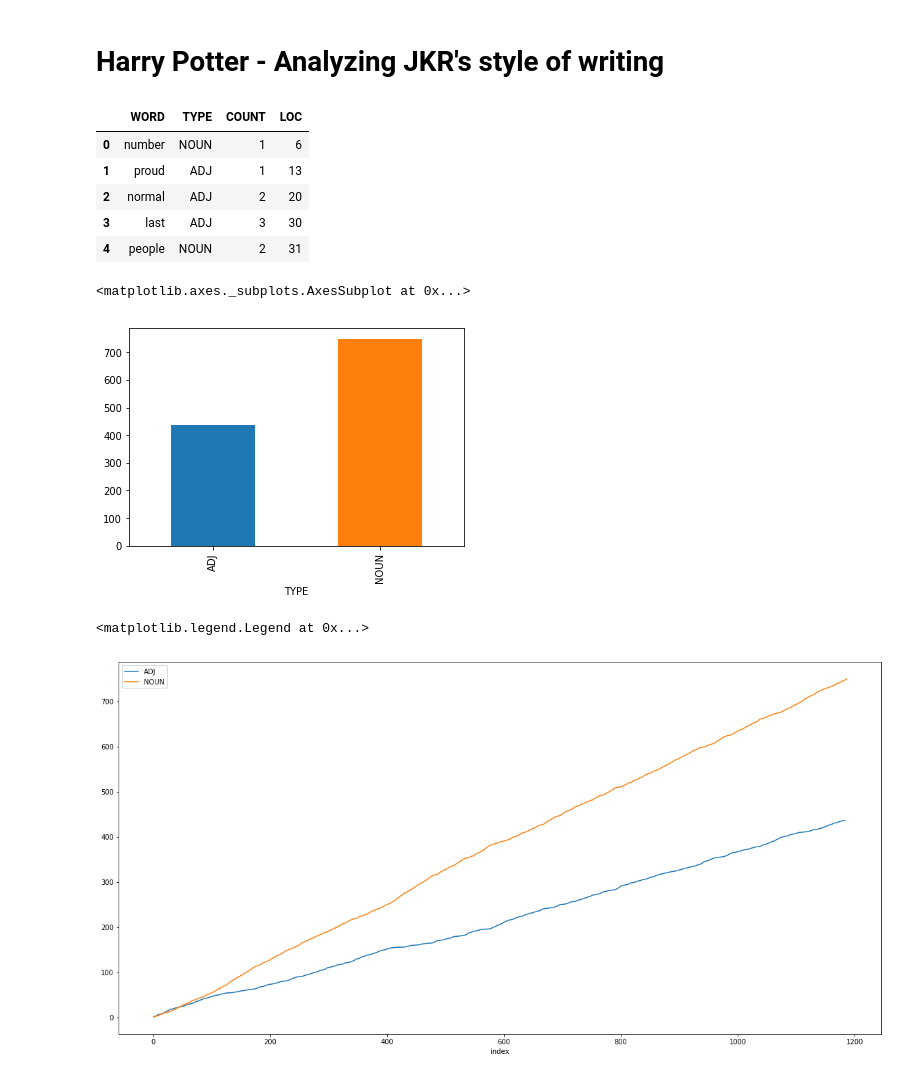
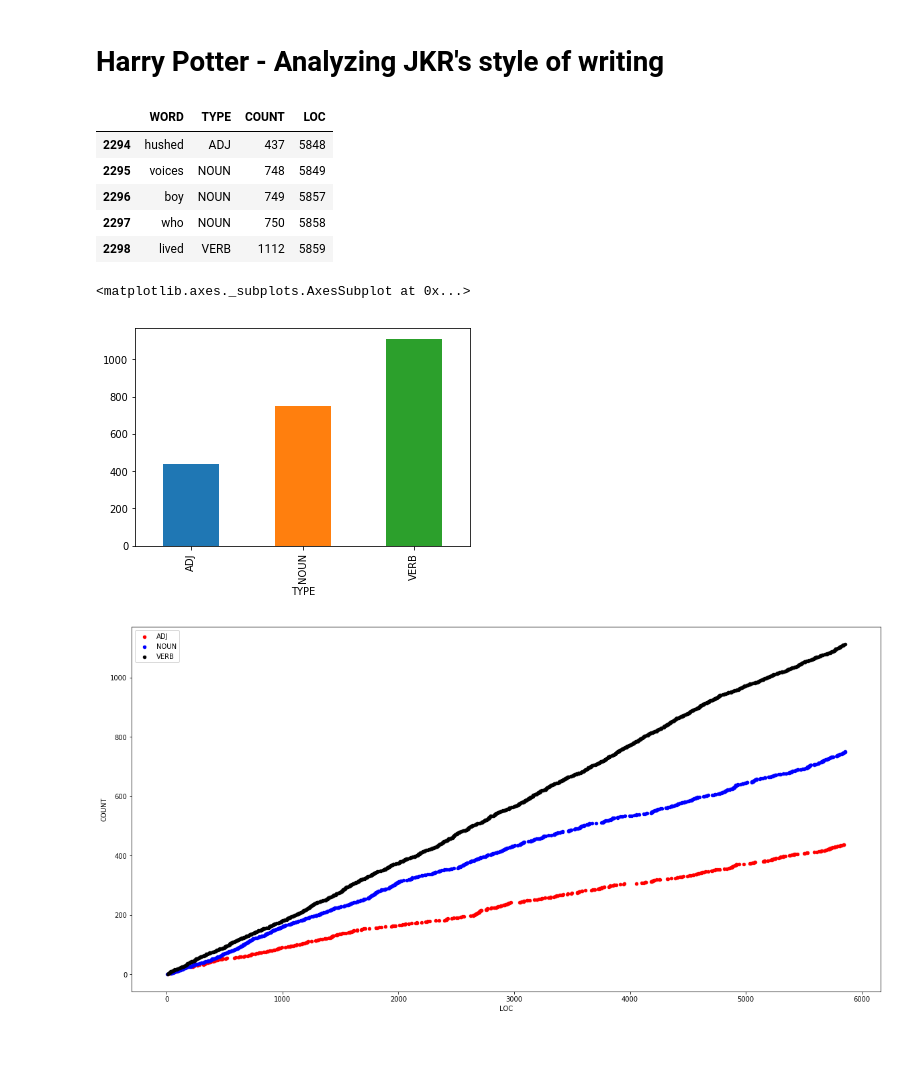
Before and after one commit to RafaelBroseghini/Data-Analysis-Visualizations-ML, a Jupyter notebook: NLP/00-NLP.ipynb, the cells around one changed output. Saved outputs shown, nothing was run; the diff lists cells and outputs as text; code cells hidden in the pictures; blank space fills up the shorter version.

Commit message:
verbs, nouns, adjectives

```diff
--- a/NLP/00-NLP.ipynb
+++ b/NLP/00-NLP.ipynb
@@ -323,6 +341,7 @@ source = nlp(source)
 # %%
 nouns = 0
 adjs = 0
+verbs = 0
 for word in range(len(source)):
     if source[word].pos_ == "NOUN":
         nouns += 1
@@ -336,26 +355,39 @@ for word in range(len(source)):
         info["TYPE"].append("ADJ")
         info["COUNT"].append(adjs)
         info["LOC"].append(word)
+    elif source[word].pos_ == "VERB":
+        verbs += 1
+        info["WORD"].append(source[word])
+        info["TYPE"].append("VERB")
+        info["COUNT"].append(verbs)
+        info["LOC"].append(word)
 # %%
 df = pd.DataFrame(data=info)
 # %%
-df.head()
+df.tail()
 # %% [output]
 |  | WORD | TYPE | COUNT | LOC |
-| 0 | number | NOUN | 1 | 6 |
-| 1 | proud | ADJ | 1 | 13 |
-| 2 | normal | ADJ | 2 | 20 |
-| 3 | last | ADJ | 3 | 30 |
-| 4 | people | NOUN | 2 | 31 |
+| 2294 | hushed | ADJ | 437 | 5848 |
+| 2295 | voices | NOUN | 748 | 5849 |
+| 2296 | boy | NOUN | 749 | 5857 |
+| 2297 | who | NOUN | 750 | 5858 |
+| 2298 | lived | VERB | 1112 | 5859 |
 # %%
 df.groupby("TYPE")["COUNT"].max().plot(kind="bar")
 # %% [output]
 <matplotlib.axes._subplots.AxesSubplot at 0x...>
-[figure, old version]
+[figure, new version]
 # %%
 fig, ax = plt.subplots()
-df.reset_index().groupby('TYPE').plot(x="index", y='COUNT', ax=ax, figsize=(20,10))
-ax.legend(["ADJ", "NOUN"])
+grouped = df.groupby('TYPE')
+
+colors = ["red", "blue", "black"]
+
+i = 0
+for key, group in grouped:
+    group.plot(x="LOC", y='COUNT', ax=ax, figsize=(20,10), label=key, kind="scatter", color=colors[i])
+    i += 1
+
+plt.show()
 # %% [output]
-<matplotlib.legend.Legend at 0x...>
-[figure, old version]
+[figure, new version]
```
Also changed, not shown: parts of 2 cells of this notebook.
